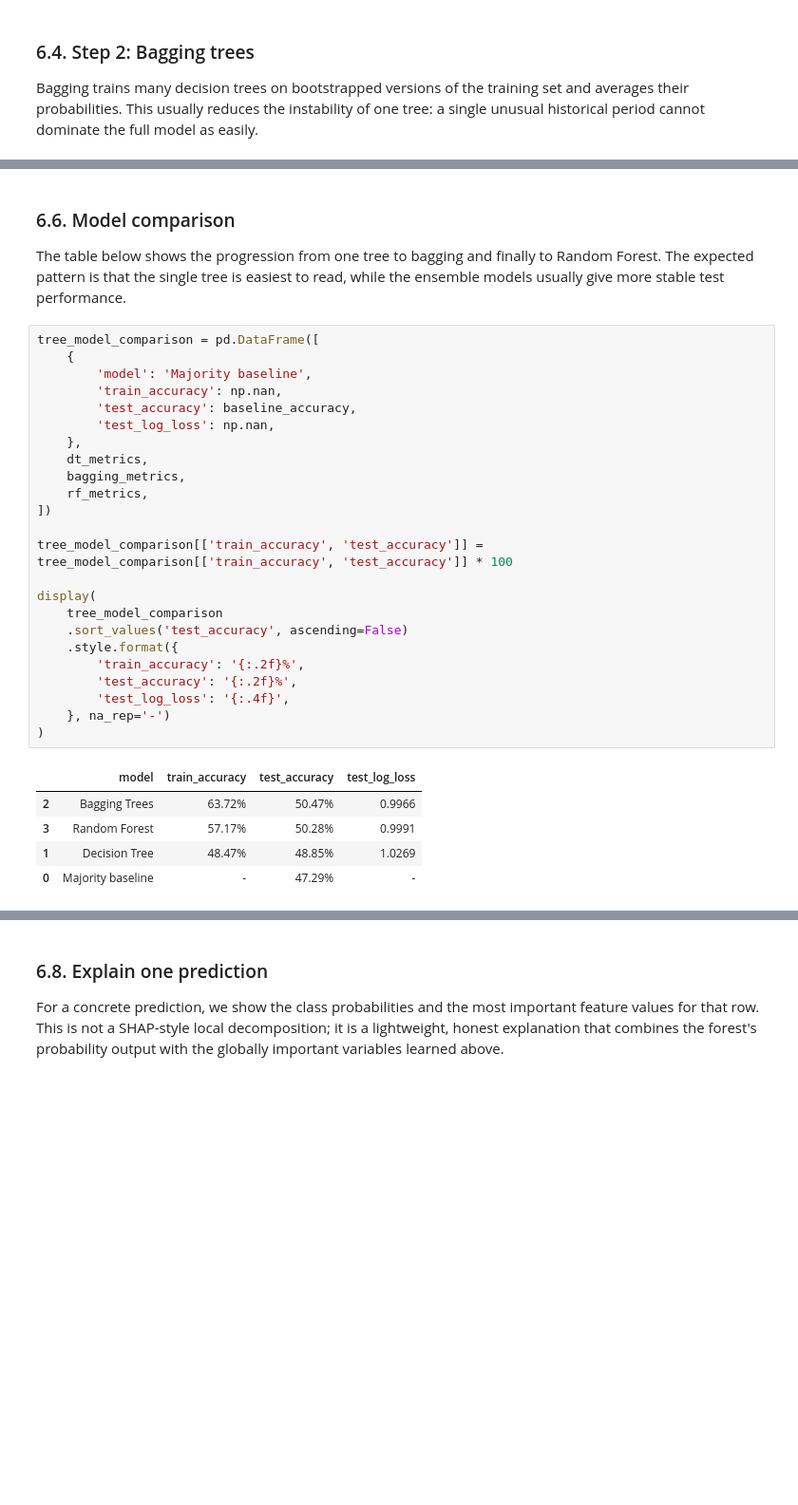
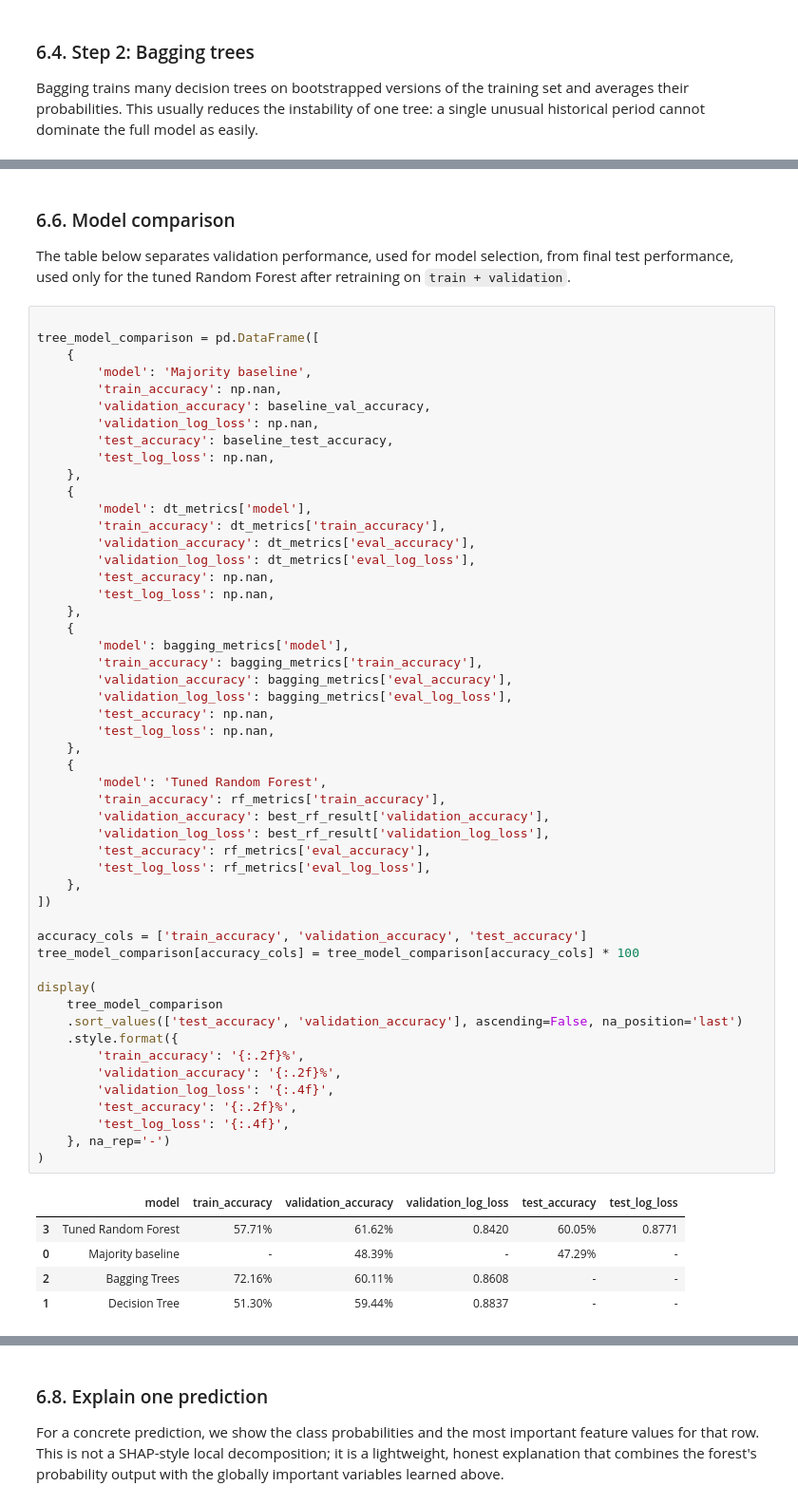
Before and after one commit to Am1neX/Project_INFOH410, a Jupyter notebook: notebooks/football_prediction.ipynb, the cells around one changed output, grey strips where cells are left out. Shown at 95% size. Cells and saved outputs as stored; diff of their text form; blank space fills up the shorter version.

```diff
--- a/notebooks/football_prediction.ipynb
+++ b/notebooks/football_prediction.ipynb
@@ -1713,35 +2290,63 @@ Out-of-bag accuracy estimate: 48.41%
 # %% [markdown]
+
 ### 6.6. Model comparison
 
-The table below shows the progression from one tree to bagging and finally to Random Forest. The expected pattern is that the single tree is easiest to read, while the ensemble models usually give more stable test performance.
+The table below separates validation performance, used for model selection, from final test performance, used only for the tuned Random Forest after retraining on `train + validation`.
 # %%
+
 tree_model_comparison = pd.DataFrame([
     {
         'model': 'Majority baseline',
         'train_accuracy': np.nan,
-        'test_accuracy': baseline_accuracy,
+        'validation_accuracy': baseline_val_accuracy,
+        'validation_log_loss': np.nan,
+        'test_accuracy': baseline_test_accuracy,
         'test_log_loss': np.nan,
     },
-    dt_metrics,
-    bagging_metrics,
-    rf_metrics,
+    {
+        'model': dt_metrics['model'],
+        'train_accuracy': dt_metrics['train_accuracy'],
+        'validation_accuracy': dt_metrics['eval_accuracy'],
+        'validation_log_loss': dt_metrics['eval_log_loss'],
+        'test_accuracy': np.nan,
+        'test_log_loss': np.nan,
+    },
+    {
+        'model': bagging_metrics['model'],
+        'train_accuracy': bagging_metrics['train_accuracy'],
+        'validation_accuracy': bagging_metrics['eval_accuracy'],
+        'validation_log_loss': bagging_metrics['eval_log_loss'],
+        'test_accuracy': np.nan,
+        'test_log_loss': np.nan,
+    },
+    {
+        'model': 'Tuned Random Forest',
+        'train_accuracy': rf_metrics['train_accuracy'],
+        'validation_accuracy': best_rf_result['validation_accuracy'],
+        'validation_log_loss': best_rf_result['validation_log_loss'],
+        'test_accuracy': rf_metrics['eval_accuracy'],
+        'test_log_loss': rf_metrics['eval_log_loss'],
+    },
 ])
 
-tree_model_comparison[['train_accuracy', 'test_accuracy']] = tree_model_comparison[['train_accuracy', 'test_accuracy']] * 100
+accuracy_cols = ['train_accuracy', 'validation_accuracy', 'test_accuracy']
+tree_model_comparison[accuracy_cols] = tree_model_comparison[accuracy_cols] * 100
 
 display(
     tree_model_comparison
-    .sort_values('test_accuracy', ascending=False)
+    .sort_values(['test_accuracy', 'validation_accuracy'], ascending=False, na_position='last')
     .style.format({
         'train_accuracy': '{:.2f}%',
+        'validation_accuracy': '{:.2f}%',
+        'validation_log_loss': '{:.4f}',
         'test_accuracy': '{:.2f}%',
         'test_log_loss': '{:.4f}',
     }, na_rep='-')
 )
 # %% [output]
-|  | model | train_accuracy | test_accuracy | test_log_loss |
-| 2 | Bagging Trees | 63.72% | 50.47% | 0.9966 |
-| 3 | Random Forest | 57.17% | 50.28% | 0.9991 |
-| 1 | Decision Tree | 48.47% | 48.85% | 1.0269 |
-| 0 | Majority baseline | - | 47.29% | - |
+|  | model | train_accuracy | validation_accuracy | validation_log_loss | test_accuracy | test_log_loss |
+| 3 | Tuned Random Forest | 57.71% | 61.62% | 0.8420 | 60.05% | 0.8771 |
+| 0 | Majority baseline | - | 48.39% | - | 47.29% | - |
+| 2 | Bagging Trees | 72.16% | 60.11% | 0.8608 | - | - |
+| 1 | Decision Tree | 51.30% | 59.44% | 0.8837 | - | - |
 # %% [markdown]
```
Also changed, not shown: parts of 32 cells of this notebook, 6 other files.
